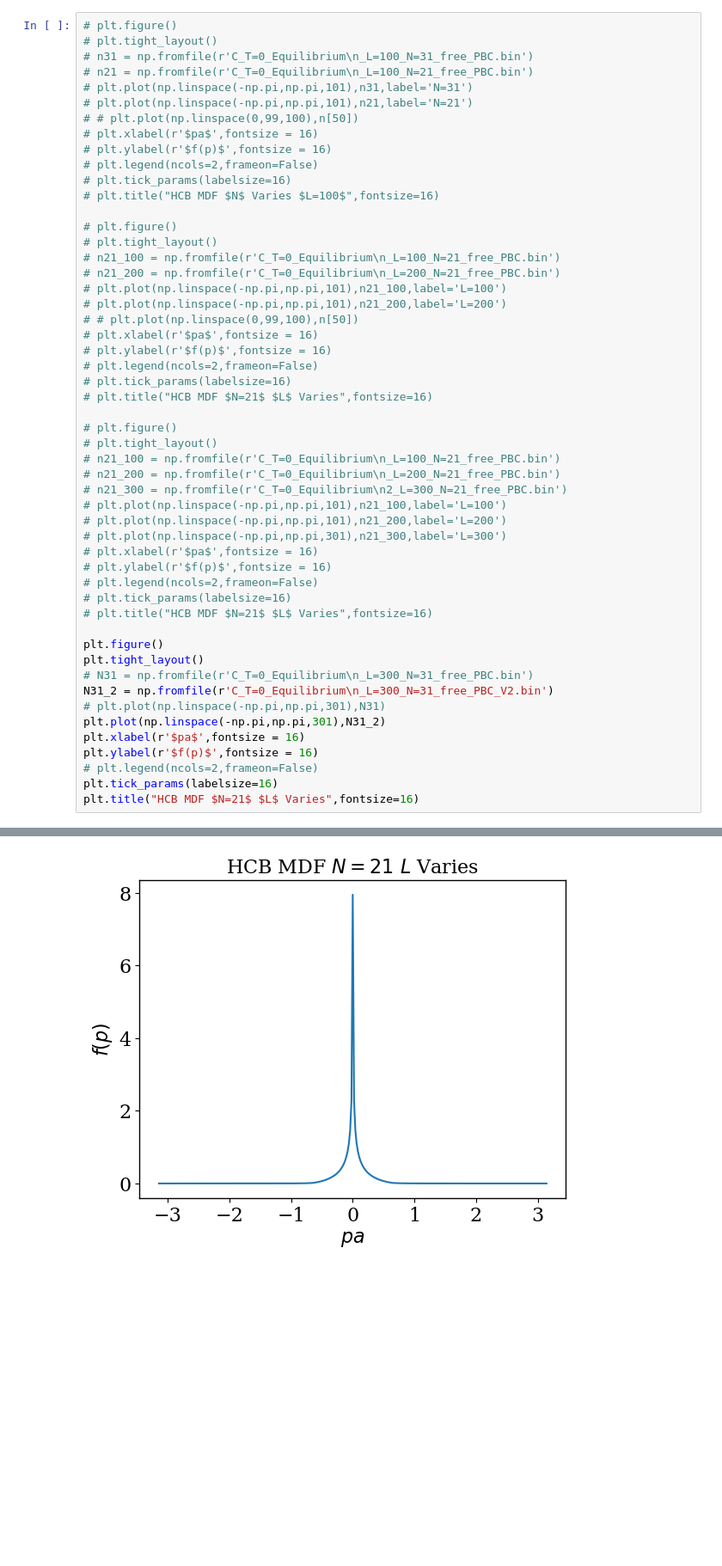
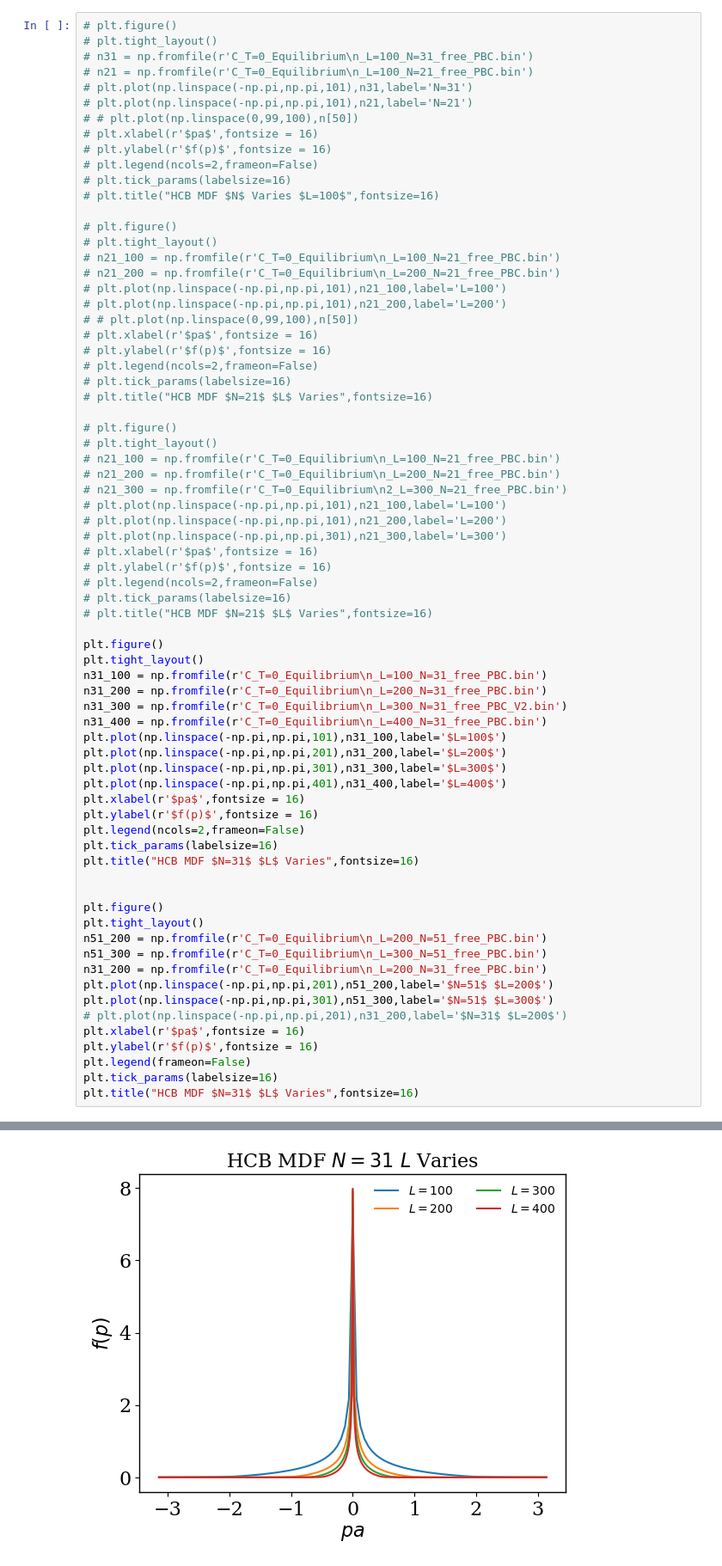
Before and after one commit to jcl6024/HCB-project1, a Jupyter notebook: plots.ipynb, the cells around one changed output, grey strips where cells are left out. Shown at 86% size. Drawn from its saved outputs; the diff is of its cells as text; blank space fills up the shorter version.

```diff
--- a/plots.ipynb
+++ b/plots.ipynb
@@ -63,13 +63,32 @@ plt.rcParams['font.family'] = 'serif'
 
 plt.figure()
 plt.tight_layout()
-# N31 = np.fromfile(r'C_T=0_Equilibrium\n_L=300_N=31_free_PBC.bin')
-N31_2 = np.fromfile(r'C_T=0_Equilibrium\n_L=300_N=31_free_PBC_V2.bin')
-# plt.plot(np.linspace(-np.pi,np.pi,301),N31)
-plt.plot(np.linspace(-np.pi,np.pi,301),N31_2)
+n31_100 = np.fromfile(r'C_T=0_Equilibrium\n_L=100_N=31_free_PBC.bin')
+n31_200 = np.fromfile(r'C_T=0_Equilibrium\n_L=200_N=31_free_PBC.bin')
+n31_300 = np.fromfile(r'C_T=0_Equilibrium\n_L=300_N=31_free_PBC_V2.bin')
+n31_400 = np.fromfile(r'C_T=0_Equilibrium\n_L=400_N=31_free_PBC.bin')
+plt.plot(np.linspace(-np.pi,np.pi,101),n31_100,label='$L=100$')
+plt.plot(np.linspace(-np.pi,np.pi,201),n31_200,label='$L=200$')
+plt.plot(np.linspace(-np.pi,np.pi,301),n31_300,label='$L=300$')
+plt.plot(np.linspace(-np.pi,np.pi,401),n31_400,label='$L=400$')
 plt.xlabel(r'$pa$',fontsize = 16)
 plt.ylabel(r'$f(p)$',fontsize = 16)
-# plt.legend(ncols=2,frameon=False)
+plt.legend(ncols=2,frameon=False)
 plt.tick_params(labelsize=16)
-plt.title("HCB MDF $N=21$ $L$ Varies",fontsize=16)
+plt.title("HCB MDF $N=31$ $L$ Varies",fontsize=16)
+
+
+plt.figure()
+plt.tight_layout()
+n51_200 = np.fromfile(r'C_T=0_Equilibrium\n_L=200_N=51_free_PBC.bin')
+n51_300 = np.fromfile(r'C_T=0_Equilibrium\n_L=300_N=51_free_PBC.bin')
+n31_200 = np.fromfile(r'C_T=0_Equilibrium\n_L=200_N=31_free_PBC.bin')
+plt.plot(np.linspace(-np.pi,np.pi,201),n51_200,label='$N=51$ $L=200$')
+plt.plot(np.linspace(-np.pi,np.pi,301),n51_300,label='$N=51$ $L=300$')
+# plt.plot(np.linspace(-np.pi,np.pi,201),n31_200,label='$N=31$ $L=200$')
+plt.xlabel(r'$pa$',fontsize = 16)
+plt.ylabel(r'$f(p)$',fontsize = 16)
+plt.legend(frameon=False)
+plt.tick_params(labelsize=16)
+plt.title("HCB MDF $N=31$ $L$ Varies",fontsize=16)
 # %% [output]
@@ -77 +96 @@ Text(0.5, 1.0, 'HCB MDF $N=21$ $L$ Varies')
-[figure, old version]
+[figure, new version]
```
Also changed, not shown: parts of 2 cells of this notebook, 8 other files.
